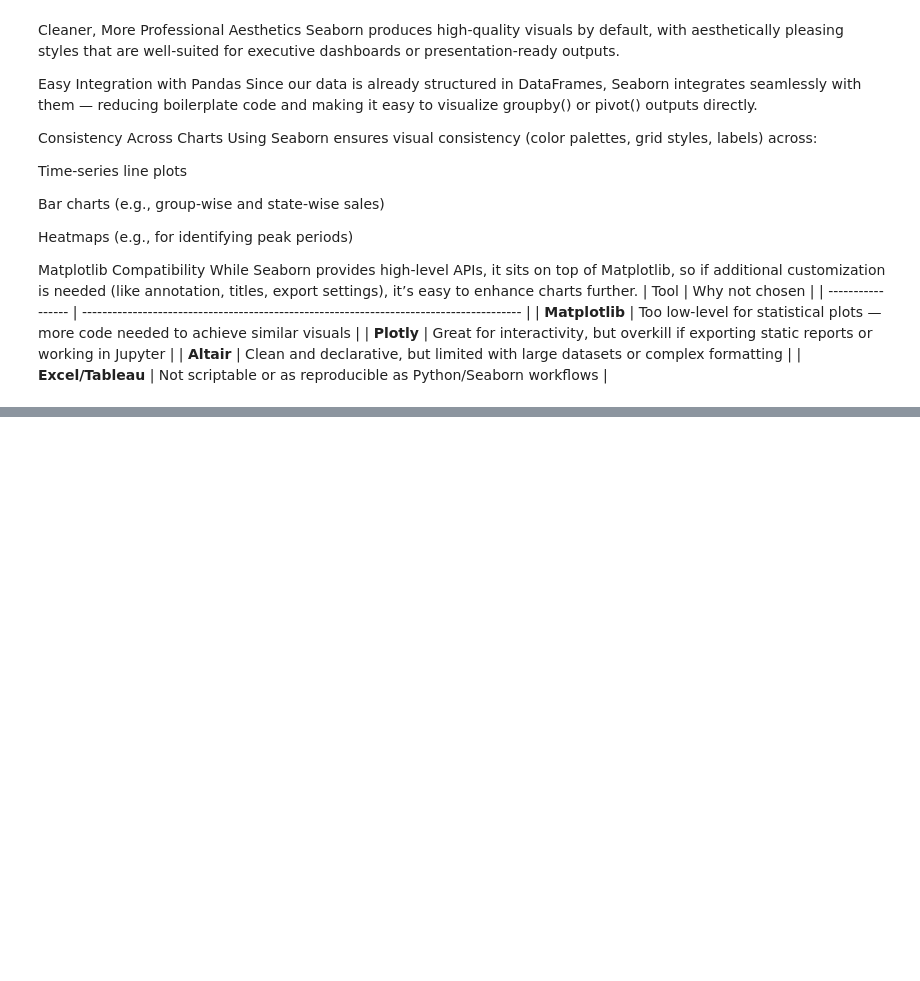
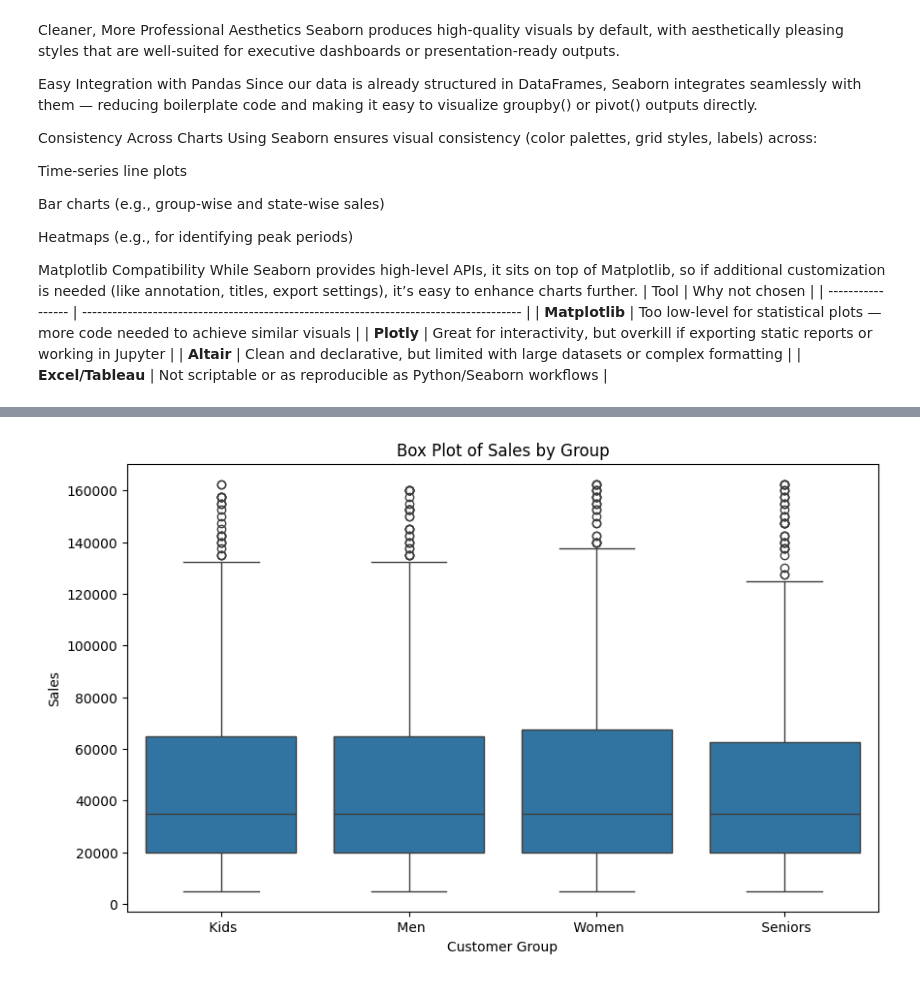
Before and after one commit to svinnapolean/Applied-Data-Science-P1, a Jupyter notebook: sales_analysis_project1.ipynb, the cells around one changed output, grey strips where cells are left out. Drawn from its saved outputs; the diff is of its cells as text; code cells hidden in the pictures; blank space fills up the shorter version.

```diff
--- a/sales_analysis_project1.ipynb
+++ b/sales_analysis_project1.ipynb
@@ -812,0 +831,9 @@ While Seaborn provides high-level APIs, it sits on top of Matplotlib, so if addi
+# %%
+plt.figure(figsize=(10, 6))
+sns.boxplot(data=df, x='Group', y='Sales')
+plt.title('Box Plot of Sales by Group')
+plt.xlabel('Customer Group')
+plt.ylabel('Sales')
+plt.show()
+# %% [output]
+[figure, added]
```
Also changed, not shown: parts of 6 cells of this notebook.
